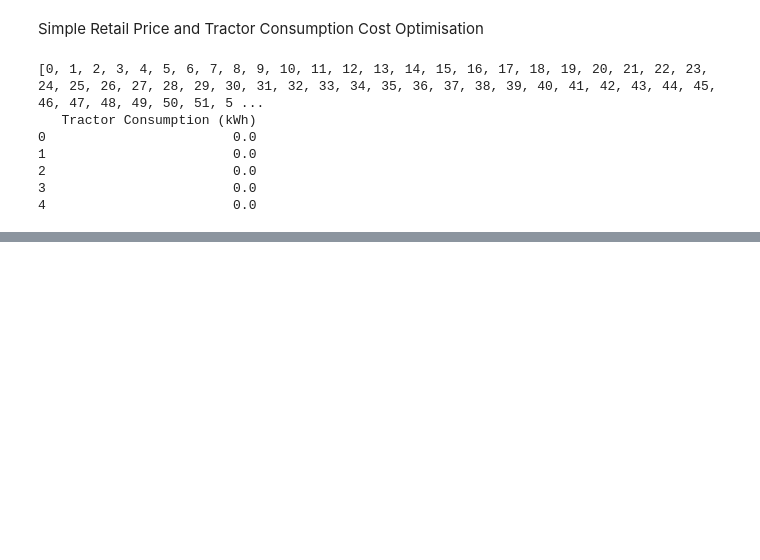
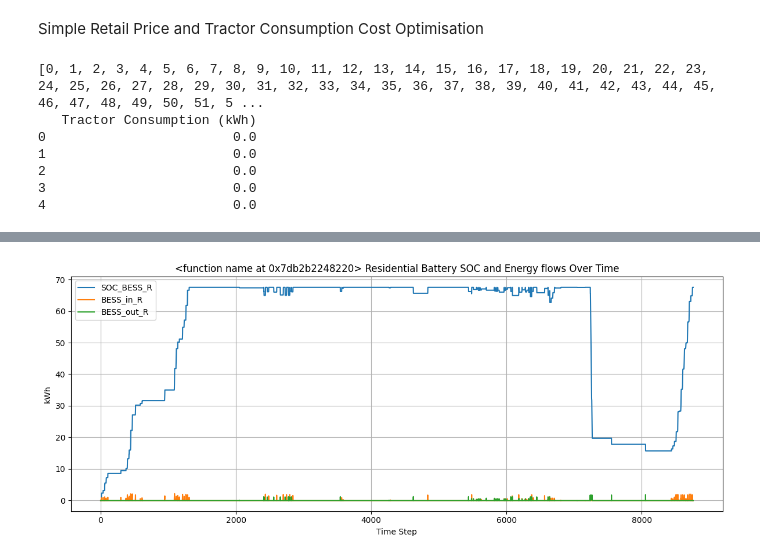
Before and after one commit to chloecasserly/Electrifying-Tractors-for-Farming-and-Electricity-Grid-Integration, a Jupyter notebook: TractorOptimisationv1.ipynb, the cells around one changed output, grey strips where cells are left out. Cells and saved outputs as stored; diff of their text form; code cells hidden in the pictures; blank space fills up the shorter version.

Commit message:
Updated includes new graphs

```diff
--- a/TractorOptimisationv1.ipynb
+++ b/TractorOptimisationv1.ipynb
@@ -193,11 +202,15 @@ modelv1.PV = Param(modelv1.T, initialize=excel_PV) # kWh
 # 1.3 Scenarion Flags (Binary Values)
 # Status: DONE
 # Flags = 1 indicates using PV,BESS,CAPEX or FCAS
-# Scenarios - WRITE OUT SCENARIOS HERE?
-delta_PV = 1
-delta_BESS = 1
-delta_CAPEX = 1
-delta_FCAS = 0 # Not included in this version
+# Scenarios:
+# A-PVO - PV Only
+# A-BO - BESS Only
+# A-PVB - PV and BESS
+# ?? - need to write out FCAS scenario in scenario doc
+delta_PV = pv
+delta_BESS = bess
+delta_CAPEX = capex
+delta_FCAS = fcas # Not included in this version
 
 # 2.0 Objective Function -------------------------------------------------------
 # Status: Partially Done (no FCAS)
@@ -496,0 +375,78 @@ plt.show()
+# %%
+from pyomo.environ import value
+import matplotlib.pyplot as plt
+
+# Extract time steps (x-axis)
+timesteps = list(modelv1.T)
+
+plt.figure(figsize=(12, 5))
+plt.plot(timesteps, [value(modelv1.SOC_BESS_R[t]) for t in timesteps], label='SOC_BESS_R')
+plt.plot(timesteps, [value(modelv1.BESS_in_R[t]) for t in timesteps], label='BESS_in_R')
+plt.plot(timesteps, [value(modelv1.BESS_out_R[t]) for t in timesteps], label='BESS_out_R')
+plt.xlabel('Time Step')
+plt.ylabel('kWh')
+plt.title(f'{name} Residential Battery SOC and Energy flows Over Time')
+plt.legend()
+plt.grid(True)
+plt.tight_layout()
+plt.show()
+
+plt.figure(figsize=(12, 5))
+plt.plot(timesteps, [value(modelv1.SOC_BESS_W[t]) for t in timesteps], label='SOC_BESS_W')
+plt.plot(timesteps, [value(modelv1.BESS_in_W[t]) for t in timesteps], label='BESS_in_W')
+plt.plot(timesteps, [value(modelv1.BESS_out_W[t]) for t in timesteps], label='BESS_out_W')
+plt.xlabel('Time Step')
+plt.ylabel('kWh')
+plt.title(f'{name} Wholesale Battery SOC and Energy flows Over Time')
+plt.legend()
+plt.grid(True)
+plt.tight_layout()
+plt.show()
+
+plt.figure(figsize=(12, 5))
+plt.plot(timesteps, [value(modelv1.grid_imp_W[t]) for t in timesteps], label='grid_imp_W')
+plt.plot(timesteps, [value(modelv1.grid_exp_W[t]) for t in timesteps], label='grid_exp_W')
+plt.plot(timesteps, [value(modelv1.grid_imp_R[t]) for t in timesteps], label='grid_imp_R')
+plt.plot(timesteps, [value(modelv1.grid_exp_R[t]) for t in timesteps], label='grid_exp_R')
+plt.xlabel('Time Step')
+plt.ylabel('kWh')
+plt.title(f'{name} Grid In/Out Flows (Residential and Wholesale)')
+plt.legend()
+plt.grid(True)
+plt.tight_layout()
+plt.show()
+
+plt.figure(figsize=(12, 5))
+plt.plot(timesteps, [value(modelv1.tractor_in[t]) for t in timesteps], label='tractor_in')
+plt.plot(timesteps, [value(modelv1.tractor_out[t]) for t in timesteps], label='tractor_out')
+plt.plot(timesteps, [value(modelv1.SOC_tractor[t]) for t in timesteps], label='SOC_tractor')
+plt.xlabel('Time Step')
+plt.ylabel('kWh')
+plt.title(f'{name} Tractor Battery SOC and Energy Flows Over Time')
+plt.legend()
+plt.grid(True)
+plt.tight_layout()
+plt.show()
+
+plt.figure(figsize=(12, 5))
+plt.plot(timesteps, [value(modelv1.PV_W[t]) for t in timesteps], label='PV_W')
+plt.plot(timesteps, [value(modelv1.PV_R[t]) for t in timesteps], label='PV_R')
+plt.xlabel('Time Step')
+plt.ylabel('kWh')
+plt.title(f'{name} PV Energy Flows Over Time')
+plt.legend()
+plt.grid(True)
+plt.tight_layout()
+plt.show()
+
+plt.figure(figsize=(12, 5))
+plt.plot(timesteps, [value(modelv1.farm[t]) for t in timesteps], label='farm')
+plt.xlabel('Time Step')
+plt.ylabel('kWh')
+plt.title(f'{name} Farm Energy Flows Over Time')
+plt.legend()
+plt.grid(True)
+plt.tight_layout()
+plt.show()
+# %% [output]
+[figure, added]
```
Also changed, not shown: parts of 9 cells of this notebook.
